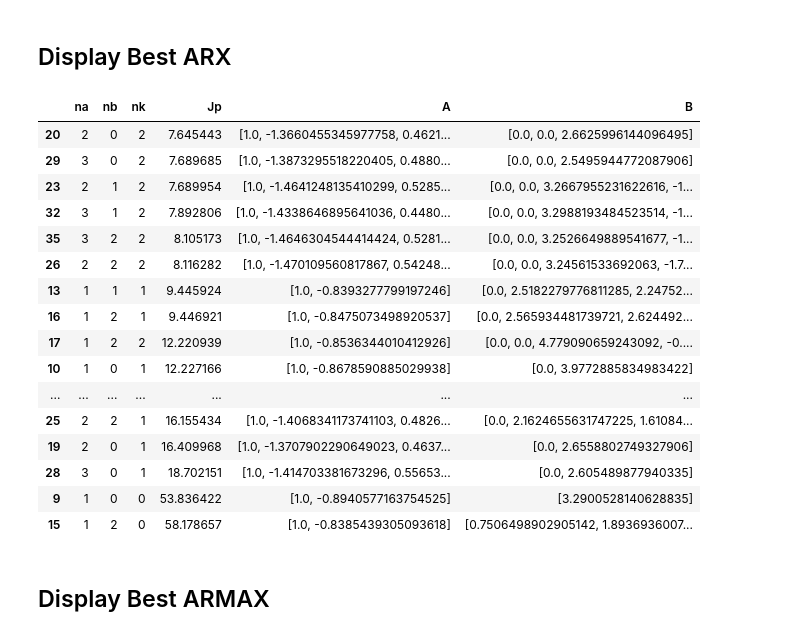
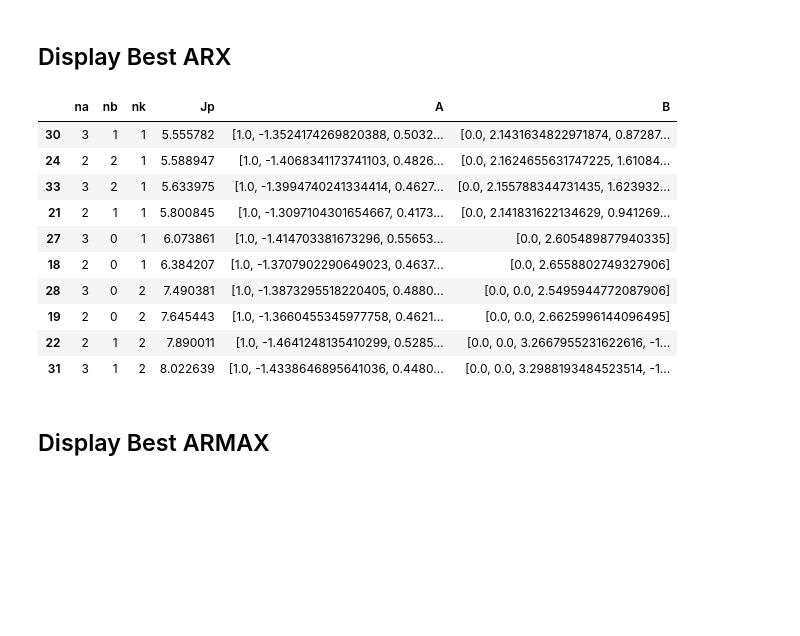
Before and after one commit to GuiBeal/system-identification, a Jupyter notebook: Python/main.ipynb, the cells around one changed output. Saved outputs shown, nothing was run; the diff lists cells and outputs as text; code cells hidden in the pictures; blank space fills up the shorter version.

```diff
--- a/Python/main.ipynb
+++ b/Python/main.ipynb
@@ -122,7 +132,7 @@ from functions import arx
 
 na_range = range(0, 3 + 1)
 nb_range = range(0, 2 + 1)
-nk_range = range(0, 2 + 1)
+nk_range = range(1, 3 + 1)
 
 models_arx = arx(u_i, y_i, u_v, y_v, na_range, nb_range, nk_range)
 
@@ -149,7 +159,7 @@ from functions import armax
 na_range = range(0, 3 + 1)
 nb_range = range(0, 2 + 1)
 nc_range = range(0, 3 + 1)
-nk_range = range(0, 2 + 1)
+nk_range = range(1, 3 + 1)
 
 models_armax = armax(u_i, y_i, u_v, y_v, na_range, nb_range, nc_range, nk_range)
 
@@ -173,7 +183,7 @@ from functions import oe
 
 nb_range = range(0, 2 + 1)
 nf_range = range(1, 3 + 1) # nf = 0 causa erro no pysid!
-nk_range = range(0, 2 + 1)
+nk_range = range(1, 3 + 1)
 
 models_oe = oe(u_i, y_i, u_v, y_v, nb_range, nf_range, nk_range)
 
@@ -203,7 +213,7 @@ nb_range = range(0, 2 + 1)
 nc_range = range(0, 3 + 1)
 nd_range = range(0, 3 + 1)
 nf_range = range(0, 3 + 1)
-nk_range = range(0, 2 + 1)
+nk_range = range(1, 3 + 1)
 
 models_bj = bj(u_i, y_i, u_v, y_v, nb_range, nc_range, nd_range, nf_range, nk_range)
 
@@ -268,25 +278,19 @@ for i, (index, model) in enumerate(models.iterrows()):
 # %% [markdown]
 ## Display Best ARX
 # %%
-display(models.loc[models.model == 'arx'][['na','nb','nk','Jp','A','B',]].head(20))
+display(models.loc[models.model == 'arx'][['na','nb','nk','Jp','A','B',]].head(10))
 # %% [output]
 |  | na | nb | nk | Jp | A | B |
-| 20 | 2 | 0 | 2 | 7.645443 | [1.0, -1.3660455345977758, 0.4621... | [0.0, 0.0, 2.6625996144096495] |
-| 29 | 3 | 0 | 2 | 7.689685 | [1.0, -1.3873295518220405, 0.4880... | [0.0, 0.0, 2.5495944772087906] |
-| 23 | 2 | 1 | 2 | 7.689954 | [1.0, -1.4641248135410299, 0.5285... | [0.0, 0.0, 3.2667955231622616, -1... |
-| 32 | 3 | 1 | 2 | 7.892806 | [1.0, -1.4338646895641036, 0.4480... | [0.0, 0.0, 3.2988193484523514, -1... |
-| 35 | 3 | 2 | 2 | 8.105173 | [1.0, -1.4646304544414424, 0.5281... | [0.0, 0.0, 3.2526649889541677, -1... |
-| 26 | 2 | 2 | 2 | 8.116282 | [1.0, -1.470109560817867, 0.54248... | [0.0, 0.0, 3.24561533692063, -1.7... |
-| 13 | 1 | 1 | 1 | 9.445924 | [1.0, -0.8393277799197246] | [0.0, 2.5182279776811285, 2.24752... |
-| 16 | 1 | 2 | 1 | 9.446921 | [1.0, -0.8475073498920537] | [0.0, 2.565934481739721, 2.624492... |
-| 17 | 1 | 2 | 2 | 12.220939 | [1.0, -0.8536344010412926] | [0.0, 0.0, 4.779090659243092, -0.... |
-| 10 | 1 | 0 | 1 | 12.227166 | [1.0, -0.8678590885029938] | [0.0, 3.9772885834983422] |
-| ... | ... | ... | ... | ... | ... | ... |
-| 25 | 2 | 2 | 1 | 16.155434 | [1.0, -1.4068341173741103, 0.4826... | [0.0, 2.1624655631747225, 1.61084... |
-| 19 | 2 | 0 | 1 | 16.409968 | [1.0, -1.3707902290649023, 0.4637... | [0.0, 2.6558802749327906] |
-| 28 | 3 | 0 | 1 | 18.702151 | [1.0, -1.414703381673296, 0.55653... | [0.0, 2.605489877940335] |
-| 9 | 1 | 0 | 0 | 53.836422 | [1.0, -0.8940577163754525] | [3.2900528140628835] |
-| 15 | 1 | 2 | 0 | 58.178657 | [1.0, -0.8385439305093618] | [0.7506498902905142, 1.8936936007... |
+| 30 | 3 | 1 | 1 | 5.555782 | [1.0, -1.3524174269820388, 0.5032... | [0.0, 2.1431634822971874, 0.87287... |
+| 24 | 2 | 2 | 1 | 5.588947 | [1.0, -1.4068341173741103, 0.4826... | [0.0, 2.1624655631747225, 1.61084... |
+| 33 | 3 | 2 | 1 | 5.633975 | [1.0, -1.3994740241334414, 0.4627... | [0.0, 2.155788344731435, 1.623932... |
+| 21 | 2 | 1 | 1 | 5.800845 | [1.0, -1.3097104301654667, 0.4173... | [0.0, 2.141831622134629, 0.941269... |
+| 27 | 3 | 0 | 1 | 6.073861 | [1.0, -1.414703381673296, 0.55653... | [0.0, 2.605489877940335] |
+| 18 | 2 | 0 | 1 | 6.384207 | [1.0, -1.3707902290649023, 0.4637... | [0.0, 2.6558802749327906] |
+| 28 | 3 | 0 | 2 | 7.490381 | [1.0, -1.3873295518220405, 0.4880... | [0.0, 0.0, 2.5495944772087906] |
+| 19 | 2 | 0 | 2 | 7.645443 | [1.0, -1.3660455345977758, 0.4621... | [0.0, 0.0, 2.6625996144096495] |
+| 22 | 2 | 1 | 2 | 7.890011 | [1.0, -1.4641248135410299, 0.5285... | [0.0, 0.0, 3.2667955231622616, -1... |
+| 31 | 3 | 1 | 2 | 8.022639 | [1.0, -1.4338646895641036, 0.4480... | [0.0, 0.0, 3.2988193484523514, -1... |
 # %% [markdown]
 ## Display Best ARMAX
 # %%
```
Also changed, not shown: parts of 12 cells of this notebook, 3 other files.
